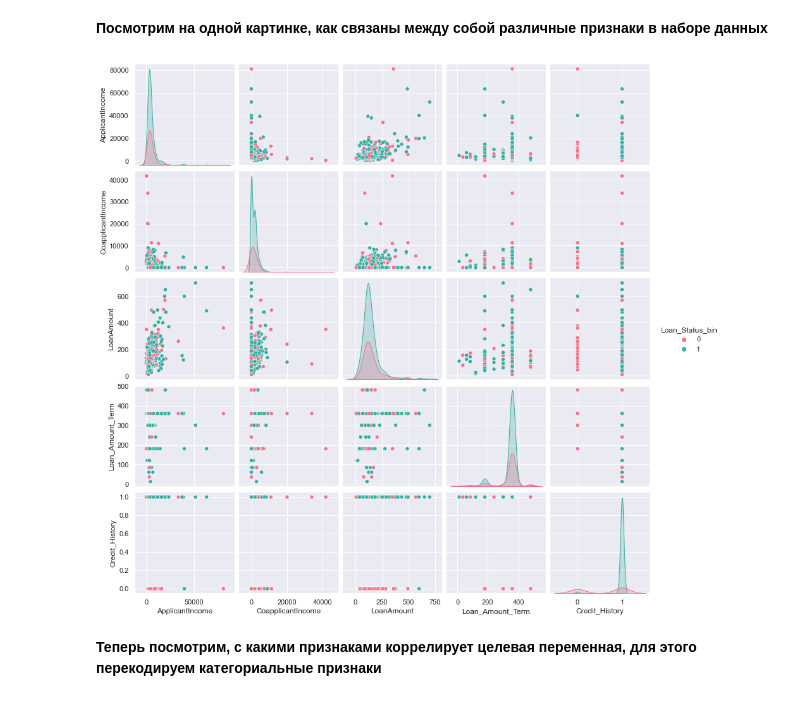
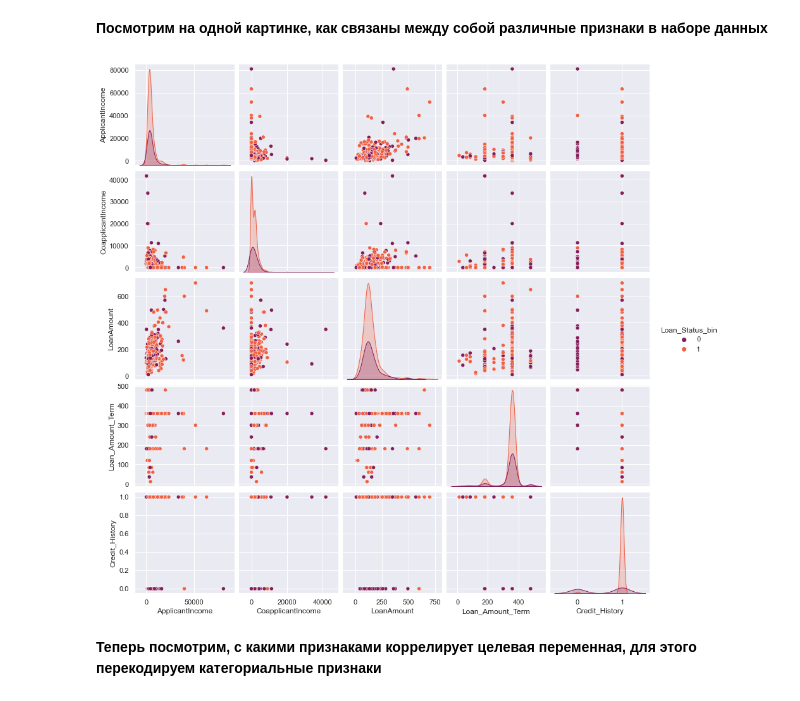
Before and after one commit to ConveroMursa/Data_Analysis, a Jupyter notebook: EDA_projects/Final_project/Loan_factors.ipynb, the cells around one changed output. Cells and saved outputs as stored; diff of their text form; code cells hidden in the pictures.

```diff
--- a/EDA_projects/Final_project/Loan_factors.ipynb
+++ b/EDA_projects/Final_project/Loan_factors.ipynb
@@ -689,9 +743,9 @@ pd.DataFrame(df.groupby('Property_Area')["Loan_Status"].value_counts())
 # %%
 df_ready = df.drop(['Loan_Status','ApplicantIncome_group','CoapplicantIncome_group', 'LoanAmount_group','Loan_Amount_Term_group'], axis=1 )
 # %%
-sns.pairplot(df_ready, hue = 'Loan_Status_bin', palette='husl');
+sns.pairplot(df_ready, hue = 'Loan_Status_bin', palette="rocket");
 # %% [output]
-[figure, old version]
+[figure, new version]
 # %% [markdown]
 **Теперь посмотрим, с какими признаками коррелирует целевая переменная, для этого перекодируем категориальные признаки**
 # %%
```
Also changed, not shown: parts of 37 cells of this notebook.
